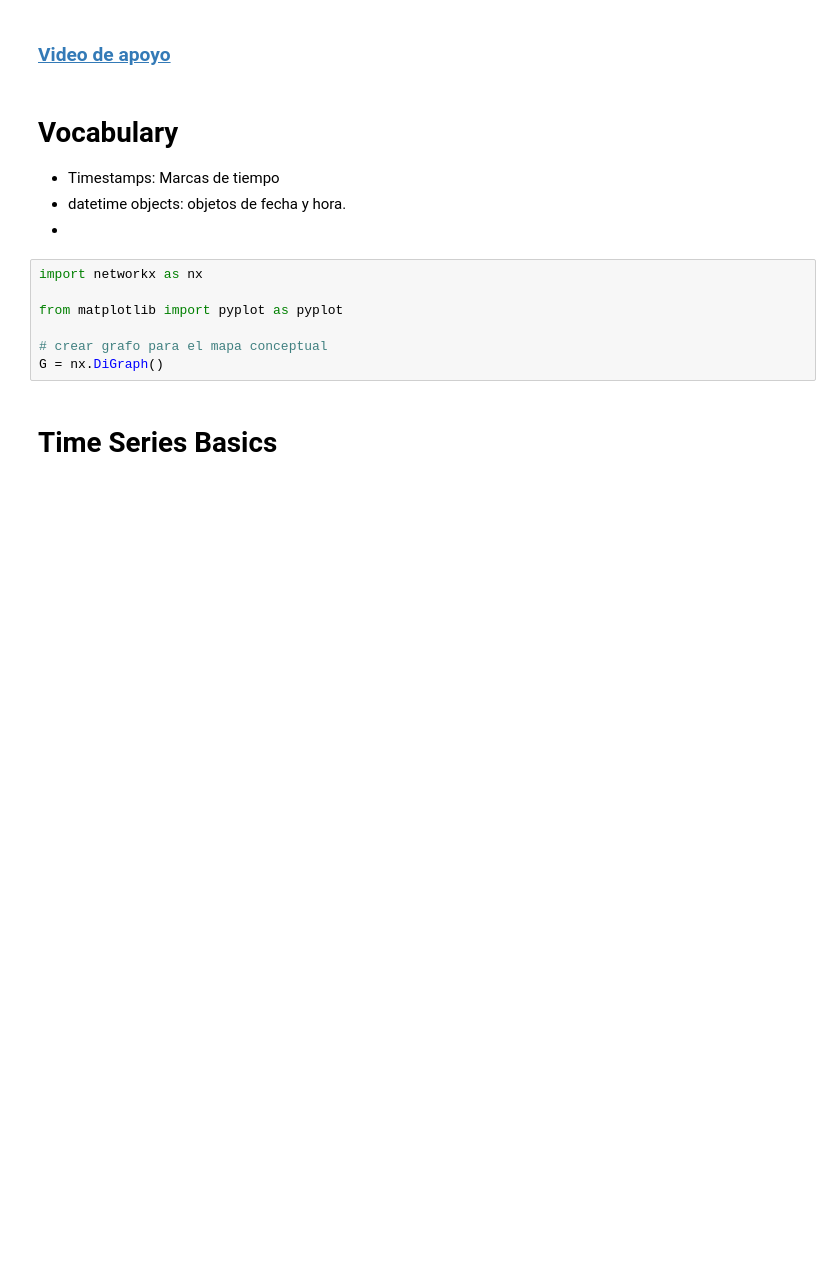
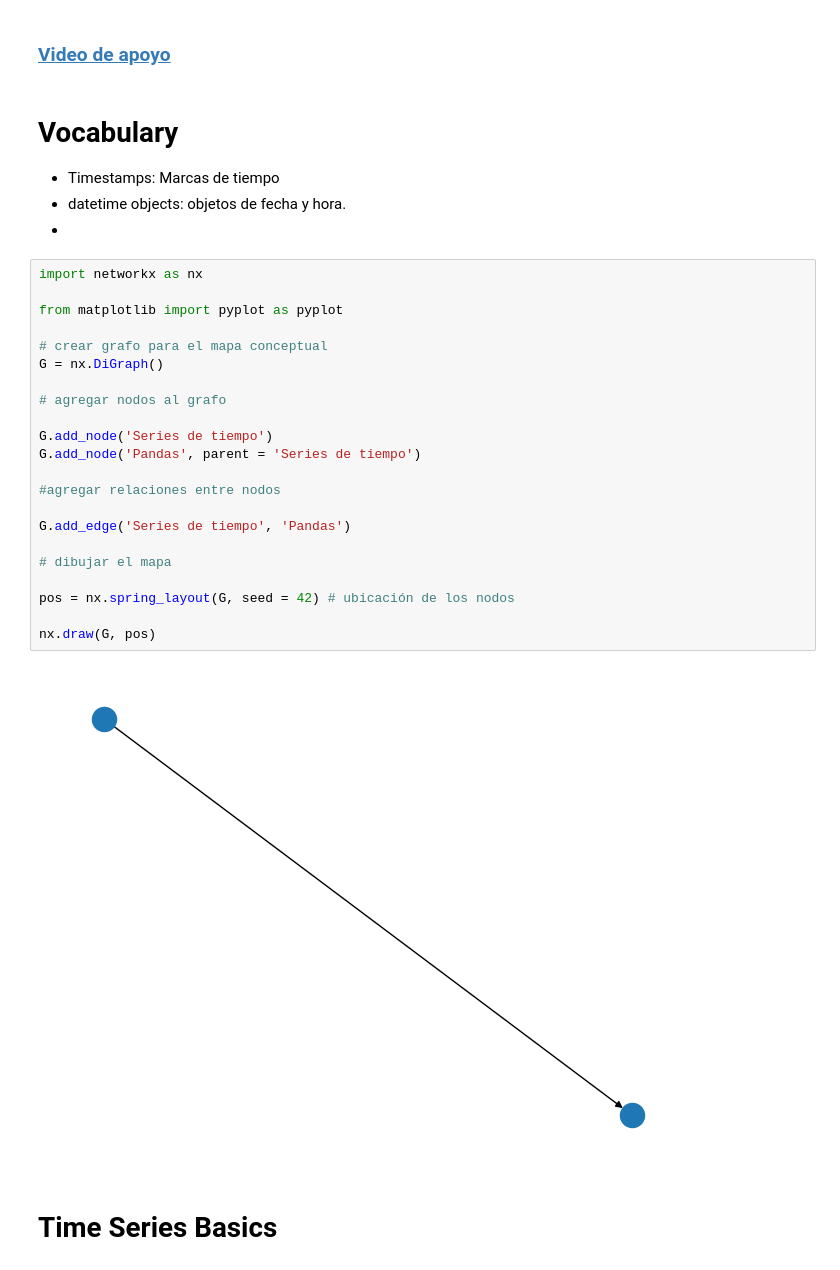
Before and after one commit to marco-canas/arima, a Jupyter notebook: machine_learning/1_time_series/5_seminario/Seminario_5_time_series_basics.ipynb, the cells around one changed output. Cells and saved outputs as stored; diff of their text form; blank space fills up the shorter version.

Commit message:
inicio de mapa conceptual para seminario 5

```diff
--- a/machine_learning/1_time_series/5_seminario/Seminario_5_time_series_basics.ipynb
+++ b/machine_learning/1_time_series/5_seminario/Seminario_5_time_series_basics.ipynb
@@ -15,10 +15,27 @@
 # %%
 import networkx as nx
 
 from matplotlib import pyplot as pyplot
 
 # crear grafo para el mapa conceptual
 G = nx.DiGraph()
+
+# agregar nodos al grafo
+
+G.add_node('Series de tiempo')
+G.add_node('Pandas', parent = 'Series de tiempo')
+
+#agregar relaciones entre nodos
+
+G.add_edge('Series de tiempo', 'Pandas')
+
+# dibujar el mapa
+
+pos = nx.spring_layout(G, seed = 42) # ubicación de los nodos
+
+nx.draw(G, pos)
+# %% [output]
+[figure, added]
 # %% [markdown]
 # Time Series Basics
 # %% [markdown]
```
